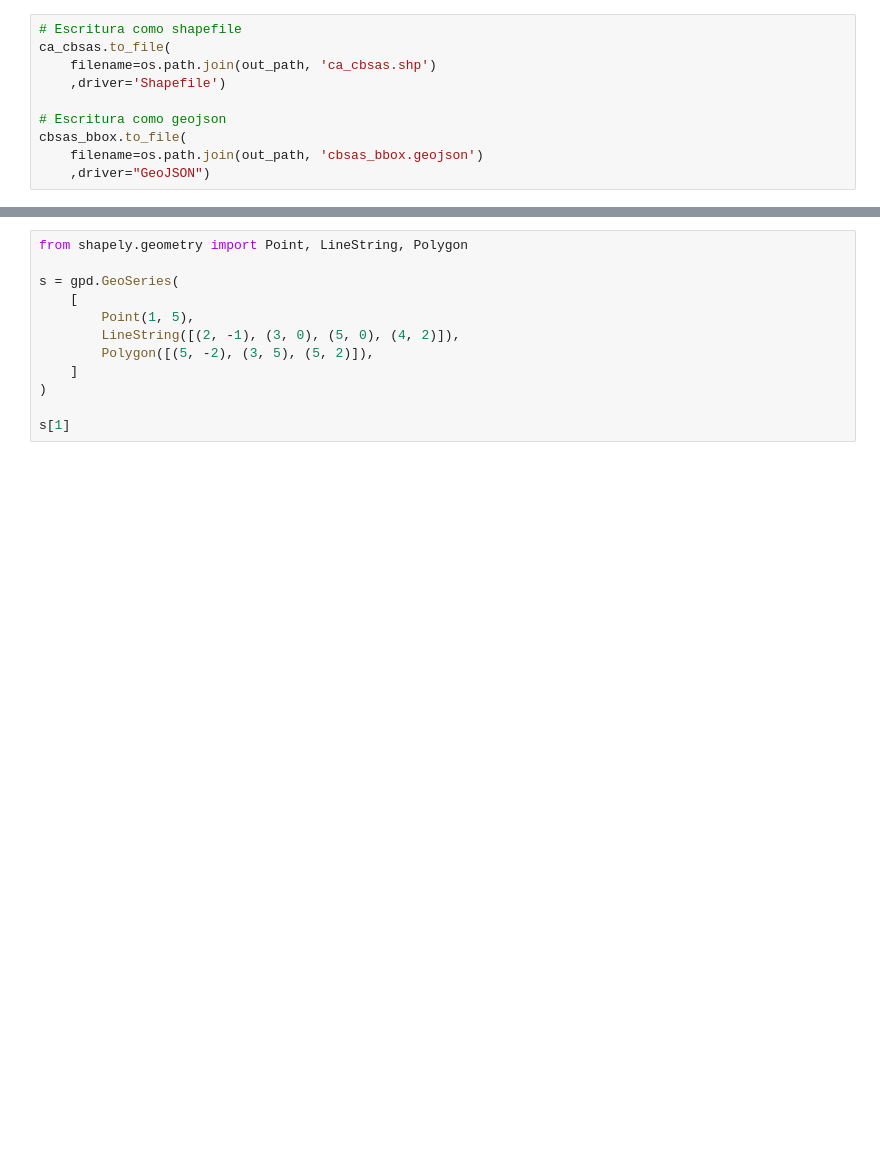
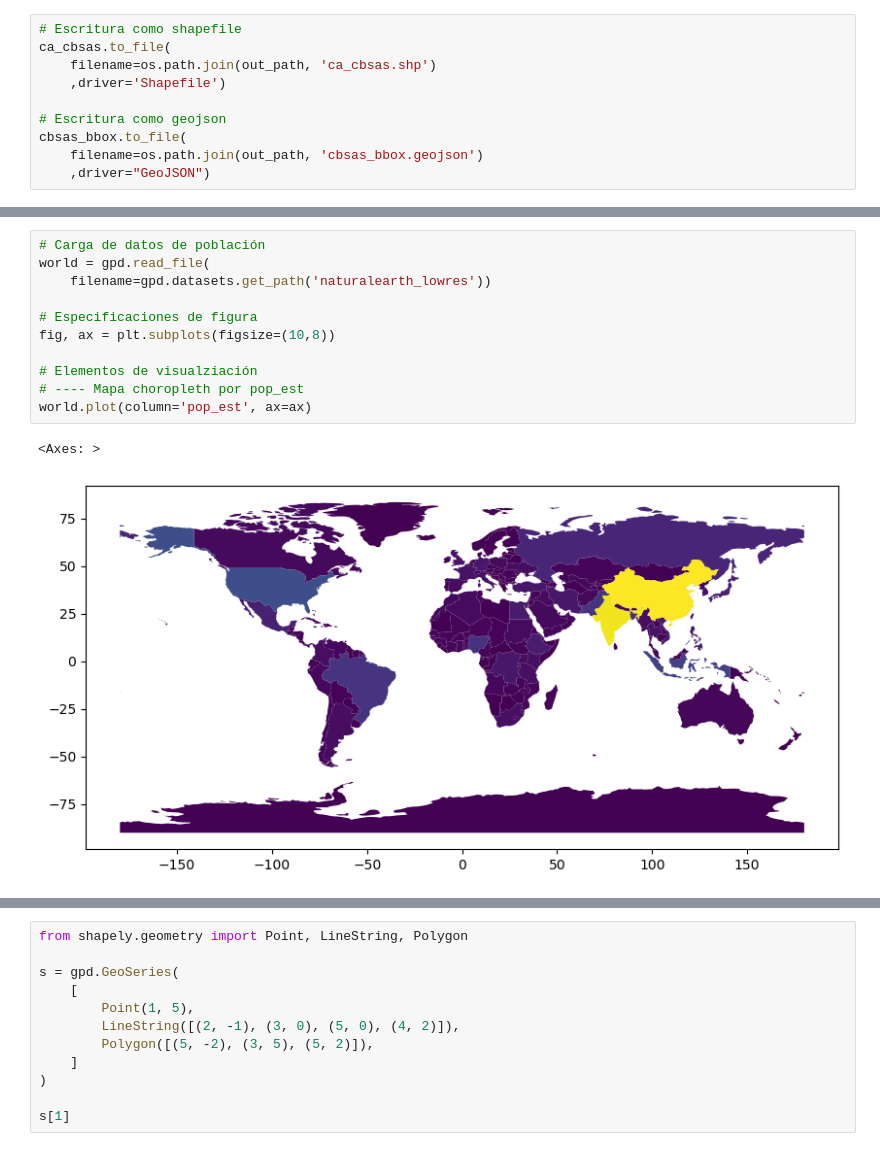
Before and after one commit to CAMM961001/geospatial_data_science, a Jupyter notebook: Chapter04/geopandas.ipynb, the cells around one changed output, grey strips where cells are left out. Drawn from its saved outputs; the diff is of its cells as text; blank space fills up the shorter version.

Commit message:
Sección de visualización de datos

```diff
--- a/Chapter04/geopandas.ipynb
+++ b/Chapter04/geopandas.ipynb
@@ -273,0 +276,14 @@ _GeoPandas_ puede ser utilizado para administrar la proyección de los datos geo
+# %%
+# Carga de datos de población
+world = gpd.read_file(
+    filename=gpd.datasets.get_path('naturalearth_lowres'))
+
+# Especificaciones de figura
+fig, ax = plt.subplots(figsize=(10,8))
+
+# Elementos de visualziación
+# ---- Mapa choropleth por pop_est
+world.plot(column='pop_est', ax=ax)
+# %% [output]
+<Axes: >
+[figure, added]
```
Also changed, not shown: parts of 6 cells of this notebook.
